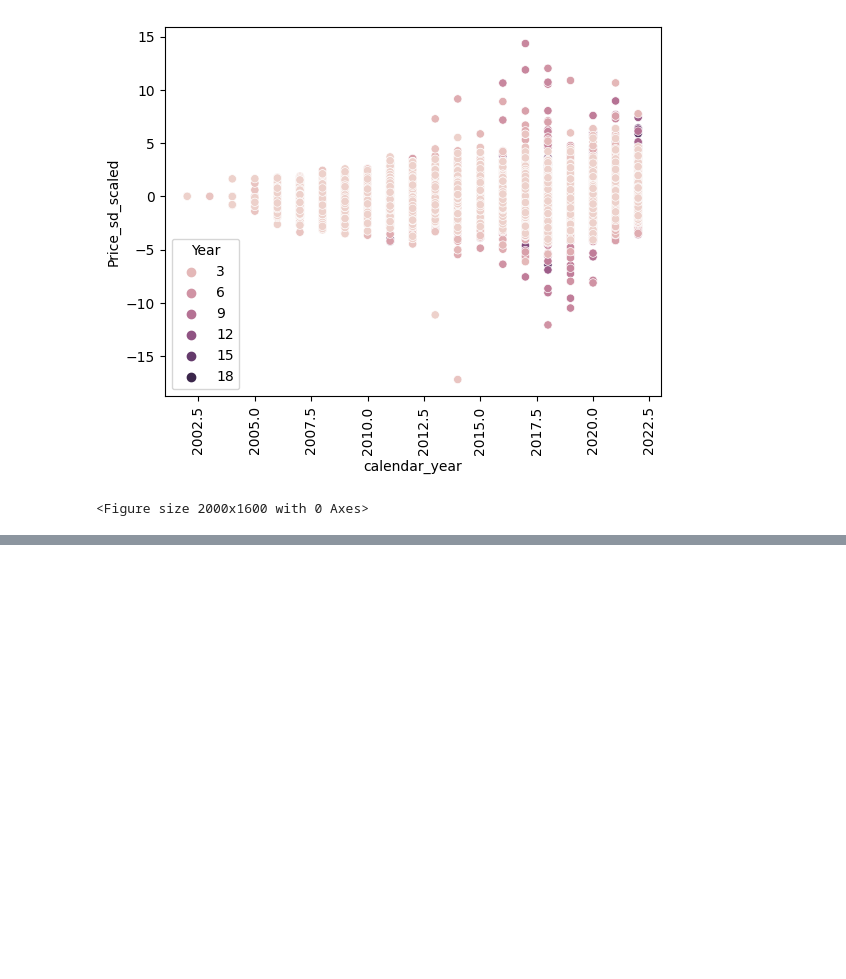
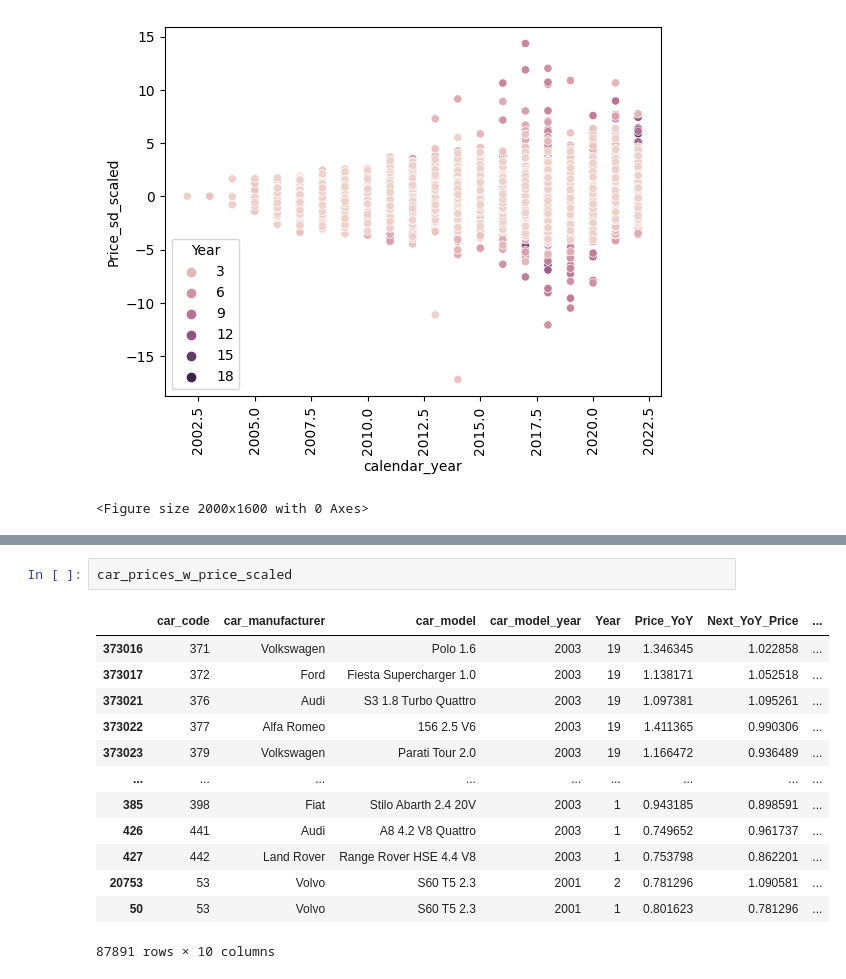
Before and after one commit to marcnaweb/car_recommendation_engine, a Jupyter notebook: notebooks/marc_notebook.ipynb, the cells around one changed output, grey strips where cells are left out. Saved outputs shown, nothing was run; the diff lists cells and outputs as text; blank space fills up the shorter version.

```diff
--- a/notebooks/marc_notebook.ipynb
+++ b/notebooks/marc_notebook.ipynb
@@ -422,0 +425,16 @@ sns.histplot(car_prices_w_price_scaled["calendar_year"]);
+# %%
+car_prices_w_price_scaled
+# %% [output]
+|  | car_code | car_manufacturer | car_model | car_model_year | Year | Price_YoY | Next_YoY_Price | ... |
+| 373016 | 371 | Volkswagen | Polo 1.6 | 2003 | 19 | 1.346345 | 1.022858 | ... |
+| 373017 | 372 | Ford | Fiesta Supercharger 1.0 | 2003 | 19 | 1.138171 | 1.052518 | ... |
+| 373021 | 376 | Audi | S3 1.8 Turbo Quattro | 2003 | 19 | 1.097381 | 1.095261 | ... |
+| 373022 | 377 | Alfa Romeo | 156 2.5 V6 | 2003 | 19 | 1.411365 | 0.990306 | ... |
+| 373023 | 379 | Volkswagen | Parati Tour 2.0 | 2003 | 19 | 1.166472 | 0.936489 | ... |
+| ... | ... | ... | ... | ... | ... | ... | ... | ... |
+| 385 | 398 | Fiat | Stilo Abarth 2.4 20V | 2003 | 1 | 0.943185 | 0.898591 | ... |
+| 426 | 441 | Audi | A8 4.2 V8 Quattro | 2003 | 1 | 0.749652 | 0.961737 | ... |
+| 427 | 442 | Land Rover | Range Rover HSE 4.4 V8 | 2003 | 1 | 0.753798 | 0.862201 | ... |
+| 20753 | 53 | Volvo | S60 T5 2.3 | 2001 | 2 | 0.781296 | 1.090581 | ... |
+| 50 | 53 | Volvo | S60 T5 2.3 | 2001 | 1 | 0.801623 | 0.781296 | ... |
+87891 rows × 10 columns
```
Also changed, not shown: parts of 4 cells of this notebook.
